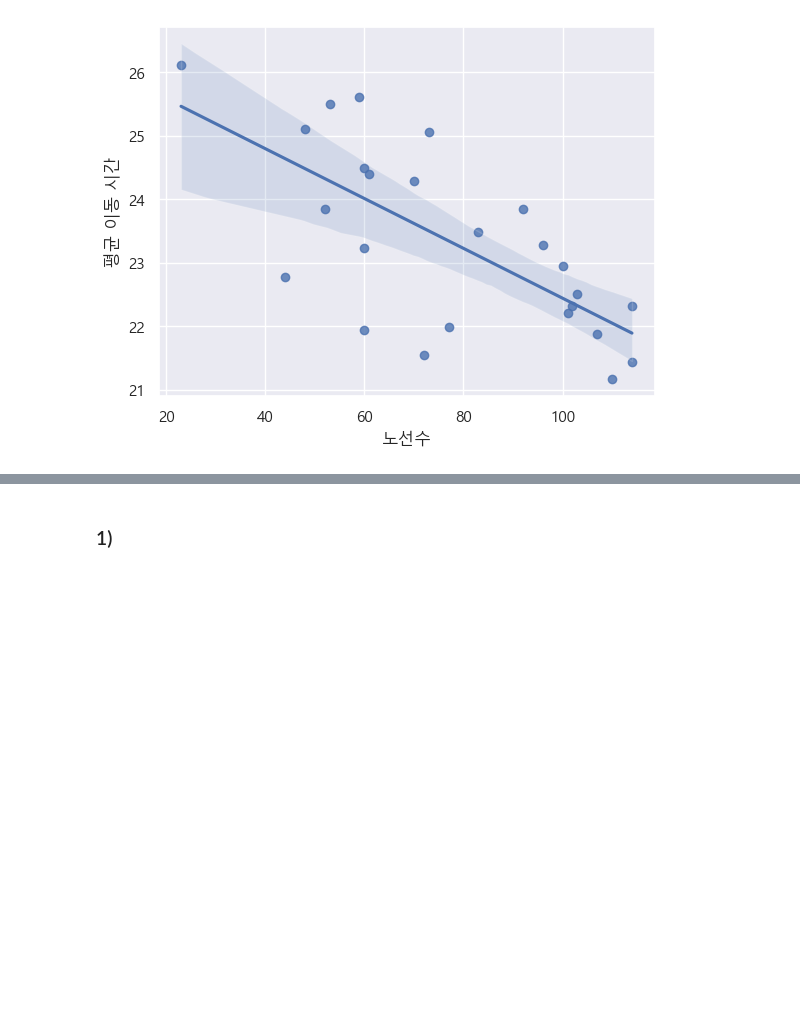
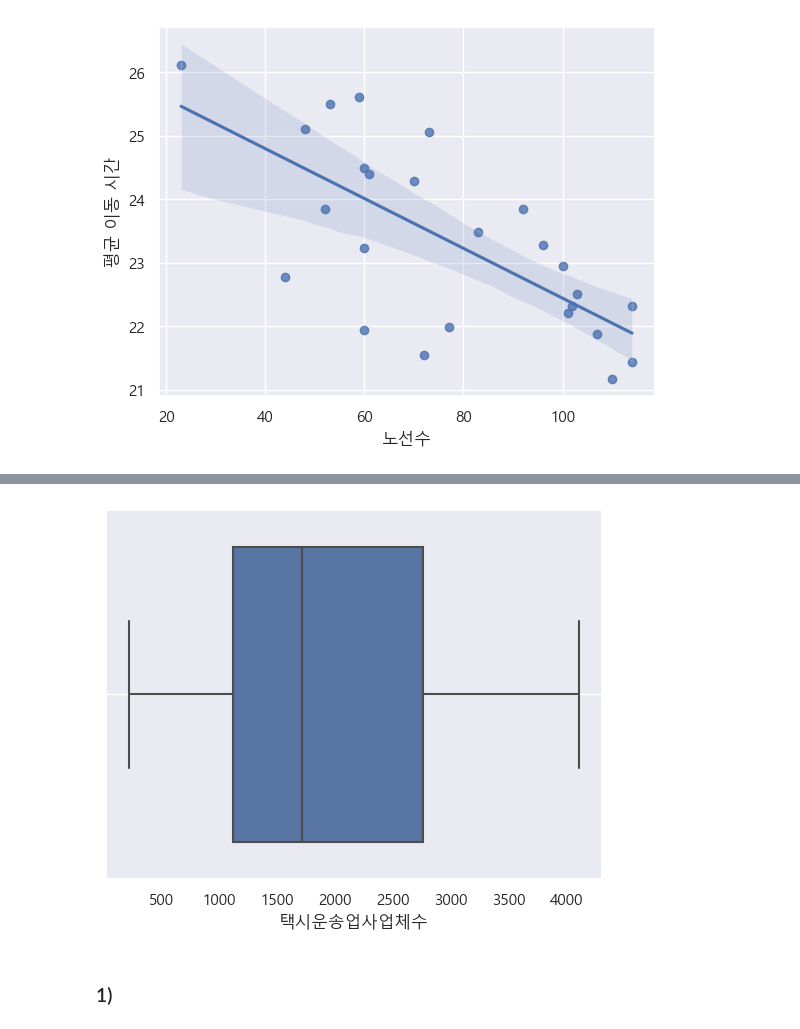
Before and after one commit to won4513/mini1, a Jupyter notebook: code/1.5 데이터 불러오기 및 분석(EDA)_1차_데이터 분석.ipynb, the cells around one changed output, grey strips where cells are left out. Cells and saved outputs as stored; diff of their text form; code cells hidden in the pictures; blank space fills up the shorter version.

```diff
--- a/code/1.5 데이터 불러오기 및 분석(EDA)_1차_데이터 분석.ipynb
+++ b/code/1.5 데이터 불러오기 및 분석(EDA)_1차_데이터 분석.ipynb
@@ -299,3 +304,9 @@ PearsonRResult(statistic=-0.691924593126538, pvalue=0.00012732755956498096)
+# %%
+sns.boxplot(x = seoul_df2['택시운송업사업체수'])
+plt.grid()
+plt.show()
+# %% [output]
+[figure, added]
 # %%
 target = '노선수'
 # %% [markdown]
```
Also changed, not shown: parts of 3 cells of this notebook.
